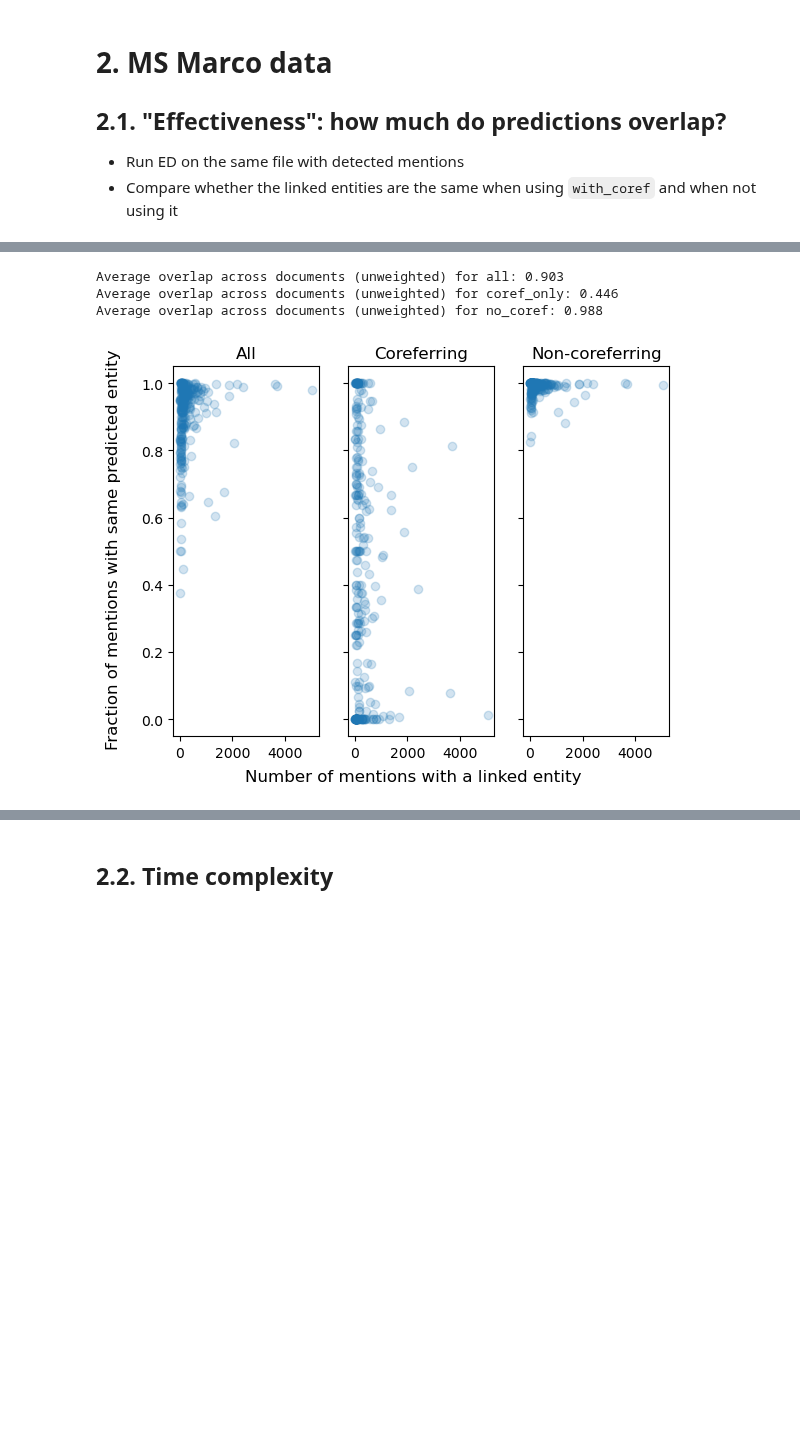
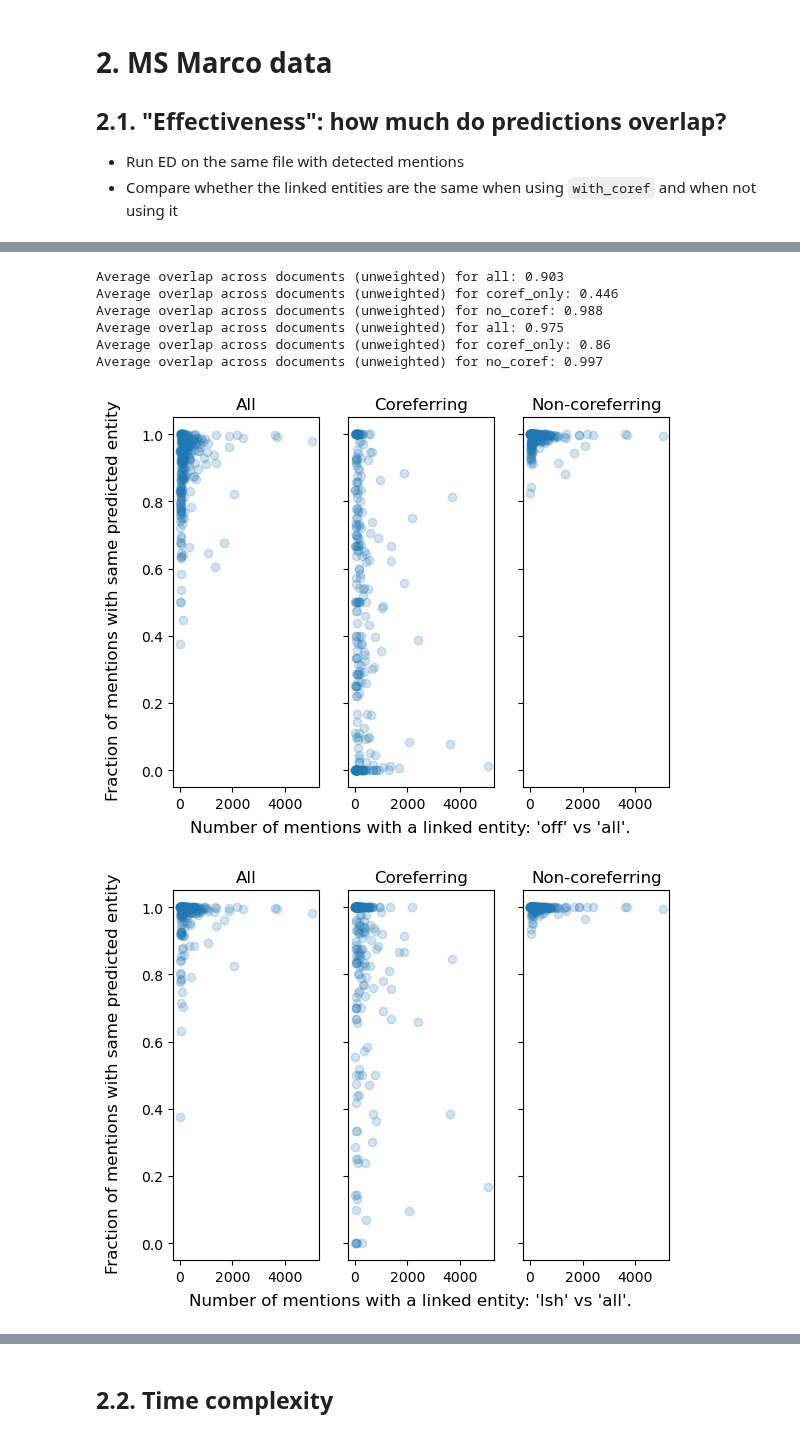
Before and after one commit to f-hafner/explore_coref, a Jupyter notebook: overview.ipynb, the cells around one changed output, grey strips where cells are left out. Cells and saved outputs as stored; diff of their text form; code cells hidden in the pictures; blank space fills up the shorter version.

```diff
--- a/overview.ipynb
+++ b/overview.ipynb
@@ -425,7 +425,7 @@ for opt in ['all', 'lsh']:
 - Run ED on the same file with detected mentions
 - Compare whether the linked entities are the same when using `with_coref` and when not using it
 # %%
-files_msmarco = ['ed_coref_off', 'ed_coref_all']  #'ed_coref_lsh'
+files_msmarco = ['ed_coref_off', 'ed_coref_all', 'ed_coref_lsh']  #'ed_coref_lsh'
 idx_cols = ["doc_id", "field", "start_pos", "end_pos"]
 
 d_msmarco = {f: pd.read_parquet(f"{path_msmarco}predictions/{f}.parquet") for f in files_msmarco}
@@ -463,15 +472,21 @@ for name, df in d_msmarco.items():
 # %%
 
 d_compare = (d_msmarco["ed_coref_all"]
-                .join(d_msmarco["ed_coref_off"].drop(columns="is_coref"))
+                .join(d_msmarco["ed_coref_off"].drop(columns=["is_coref", "tag_ed_coref_off"]))
+                .join(d_msmarco["ed_coref_lsh"].drop(columns=["is_coref", "tag_ed_coref_lsh"]))
                 .reset_index()
             )
 
-d_compare.head()
-d_compare['same_entity'] = np.where(d_compare["entity_ed_coref_all"] == d_compare["entity_ed_coref_off"], 1, 0)
+# display(d_compare.head())
+d_compare['same_entity_off'] = np.where(d_compare["entity_ed_coref_all"] == d_compare["entity_ed_coref_off"], 1, 0)
+d_compare['same_entity_lsh'] = np.where(d_compare["entity_ed_coref_all"] == d_compare["entity_ed_coref_lsh"], 1, 0)
+
 assert d_compare.shape[0] == d_msmarco["ed_coref_all"].shape[0], "not the same number of entities in d_compare and ed_coref"
 
 print("Summary statistics across all mentions and all documents:")
-d_compare.groupby("is_coref")["same_entity"].describe()
+print("for option 'off':")
+display(d_compare.groupby("is_coref")["same_entity_off"].describe())
+print("for option 'lsh':")
+display(d_compare.groupby("is_coref")["same_entity_lsh"].describe())
 # %% [output]
 Summary statistics across all mentions and all documents:
@@ -503,41 +524,48 @@ plt_inputs = {
 # %%
 n_mentions_min = 5
 
 d_size = d_compare.groupby(d_compare['doc_id']).size().to_frame('n_mentions')
 
-d_coref = d_compare.loc[d_compare['is_coref'] == 1]
-d_size_corefs = d_coref.groupby(d_coref['doc_id']).size().to_frame('n_mentions').reset_index()
-d_size_corefs = d_size_corefs.loc[d_size_corefs['n_mentions'] > n_mentions_min]
+for option in ["off", "lsh"]: # make plots for two options
+    dep_var = f"same_entity_{option}"
 
-fig, ax = plt.subplots(nrows=1, ncols=3, sharey=True)
+    d_coref = d_compare.loc[d_compare['is_coref'] == 1]
+    d_size_corefs = d_coref.groupby(d_coref['doc_id']).size().to_frame('n_mentions').reset_index()
+    d_size_corefs = d_size_corefs.loc[d_size_corefs['n_mentions'] > n_mentions_min]
 
-idx = 0
-for sample, input in plt_inputs.items():
-    df = input['df']
-    # aggregate, join
-    d_agg = df.groupby(df['doc_id']).agg({"same_entity": "mean"})
-    d_agg = d_agg.join(d_size).reset_index()
+    fig, ax = plt.subplots(nrows=1, ncols=3, sharey=True)
 
-    # keep only docs with sufficient number of coreferring mentions
-    d_agg = d_agg.loc[d_agg["doc_id"].isin(d_size_corefs['doc_id'])]
+    idx = 0
+    for sample, input in plt_inputs.items():
+        df = input['df']
+        # aggregate, join
+        d_agg = df.groupby(df['doc_id']).agg({dep_var: "mean"})
+        d_agg = d_agg.join(d_size).reset_index()
 
-    print(f"Average overlap across documents (unweighted) for {sample}: {round(d_agg.same_entity.mean(), 3)}")
+        # keep only docs with sufficient number of coreferring mentions
+        d_agg = d_agg.loc[d_agg["doc_id"].isin(d_size_corefs['doc_id'])]
 
-    # plot
-    # fig, ax = plt.subplots()
-    ax[idx].scatter(x=d_agg['n_mentions'], y=d_agg['same_entity'], alpha=0.2)
-    # ax[idx].set_xlabel(xlabel)
-    # ax[idx].set_ylabel(ylabel)
-    ax[idx].set_title(input['title'])
-    idx += 1
+        print(f"Average overlap across documents (unweighted) for {sample}: {round(d_agg[dep_var].mean(), 3)}")
 
-    # fig.savefig(fname=f"figs/{input['filename']}.pdf")
+        # plot
+        # fig, ax = plt.subplots()
+        ax[idx].scatter(x=d_agg['n_mentions'], y=d_agg[dep_var], alpha=0.2)
+        # ax[idx].set_xlabel(xlabel)
+        # ax[idx].set_ylabel(ylabel)
+        ax[idx].set_title(input['title'])
+        idx += 1
 
-fig.supxlabel("Number of mentions with a linked entity")
-fig.supylabel("Fraction of mentions with same predicted entity")
-fig.savefig(fname=f"figs/msmarco_overlap.pdf")
+        # fig.savefig(fname=f"figs/{input['filename']}.pdf")
+
+    fig.supxlabel(f"Number of mentions with a linked entity: '{option}' vs 'all'. ")
+    fig.supylabel("Fraction of mentions with same predicted entity")
+    fig.savefig(fname=f"figs/msmarco_overlap_{option}.pdf")
 # %% [output]
 Average overlap across documents (unweighted) for all: 0.903
 Average overlap across documents (unweighted) for coref_only: 0.446
 Average overlap across documents (unweighted) for no_coref: 0.988
+Average overlap across documents (unweighted) for all: 0.975
+Average overlap across documents (unweighted) for coref_only: 0.86
+Average overlap across documents (unweighted) for no_coref: 0.997
-[figure, old version]
+[figure, new version]
+[figure, added]
```
Also changed, not shown: parts of 9 cells of this notebook, 11 other files.
